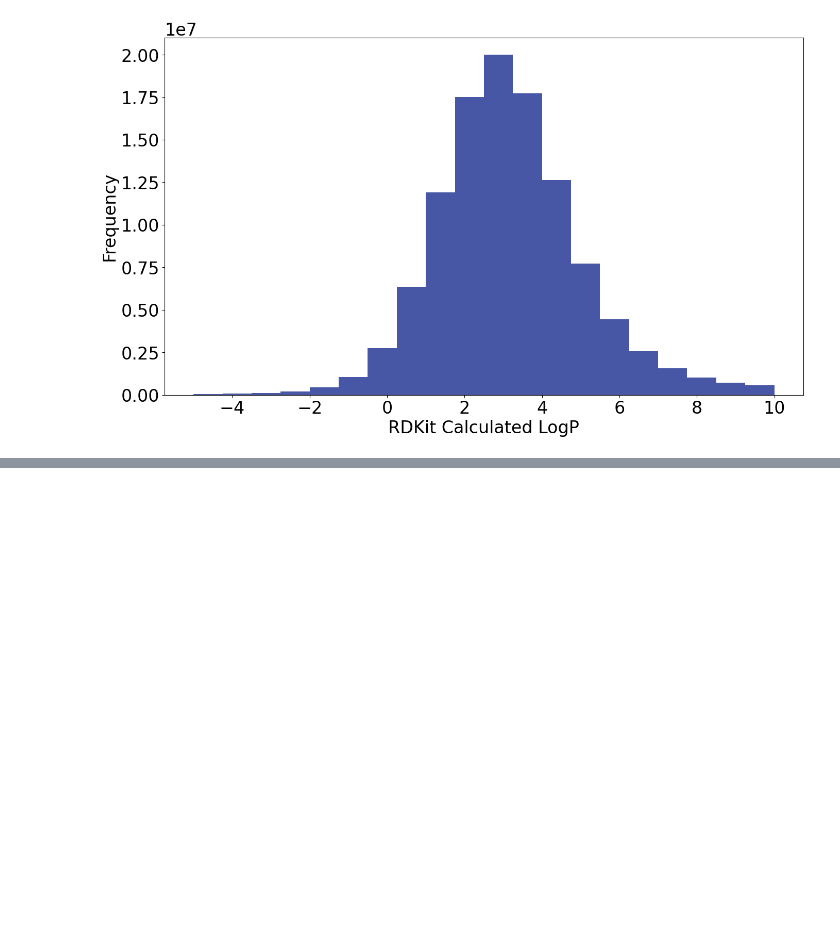
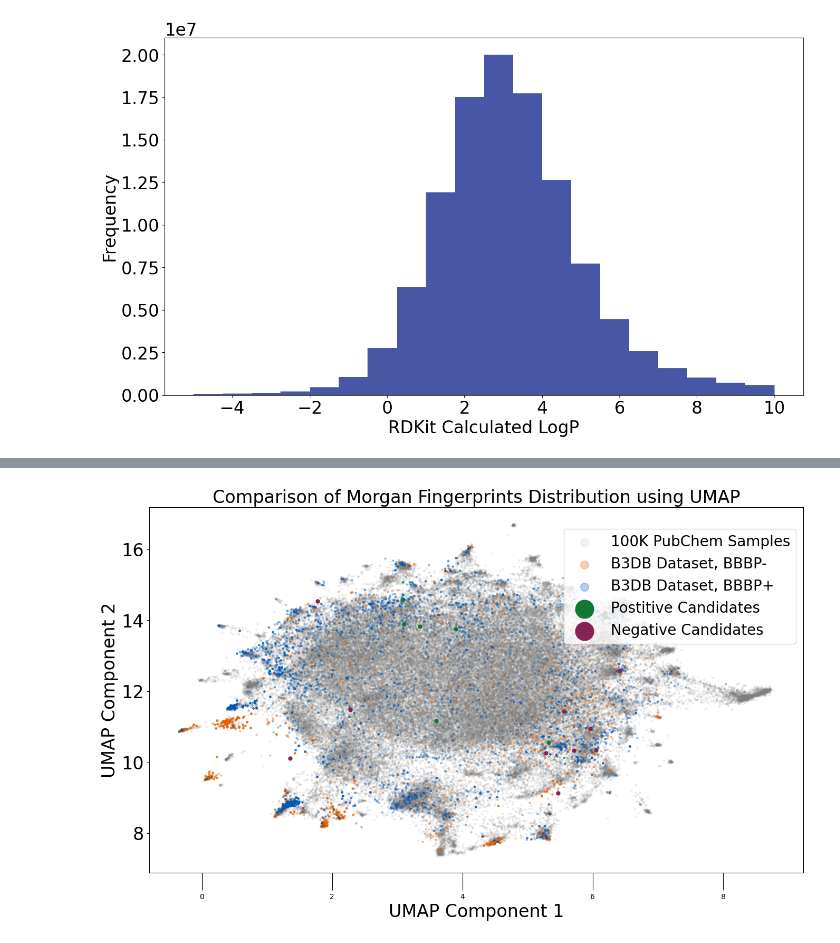
Before and after one commit to HenryJia/BBBP-MD, a Jupyter notebook: ipynb/analyse_pubchem.ipynb, the cells around one changed output, grey strips where cells are left out. Saved outputs shown, nothing was run; the diff lists cells and outputs as text; code cells hidden in the pictures; blank space fills up the shorter version.

```diff
--- a/ipynb/analyse_pubchem.ipynb
+++ b/ipynb/analyse_pubchem.ipynb
@@ -133,0 +205,3 @@ plt.gca().yaxis.get_offset_text().set_size(24)
+# %%
+vocab_data['Morgan'] = vocab_data['Inchi'].map(compute_morgan)
+vocab_data['MACCS'] = vocab_data['Inchi'].map(compute_maccs)
@@ -133,0 +229,17 @@ plt.gca().yaxis.get_offset_text().set_size(24)
+# %%
+# Take a 100k subset from our full PubChem dataset
+pred_df = pred_df.set_index('idx')
+idx = np.random.choice(pred_df.index.compute(), size=100000, replace=False)
+pubchem_umap = np.stack(pred_df['InChIID'][idx].map(compute_morgan, meta=pd.Series(dtype=np.uint8, name='Morgan')).compute(), axis=0)
+
+b3db_umap = np.stack(vocab_data['Morgan'], axis=0)
+pos_umap = np.stack(pos_cand['Morgan'], axis=0)
+neg_umap = np.stack(neg_cand['Morgan'], axis=0)
+
+reducer = umap.UMAP(metric='jaccard', n_neighbors=100, min_dist=0.1, n_components=2, random_state=1209)
+
+pubchem_umap = reducer.fit_transform(pubchem_umap)
+
+b3db_umap = reducer.transform(b3db_umap)
+pos_umap = reducer.transform(pos_umap)
+neg_umap = reducer.transform(neg_umap)
@@ -133,0 +264,25 @@ plt.gca().yaxis.get_offset_text().set_size(24)
+# %%
+fig, ax = plt.subplots(figsize=(16, 9))
+
+ax.scatter(pubchem_umap[:, 0], pubchem_umap[:, 1], s=5, color='gray', label='100K PubChem Samples', alpha=0.1)
+
+ax.scatter(
+    b3db_umap[vocab_data['BBB+/BBB-']=='BBB-', 0,], b3db_umap[vocab_data['BBB+/BBB-']=='BBB-', 1],
+    s=5, color='#E66100', label='B3DB Dataset, BBBP-', alpha=0.3)
+ax.scatter(
+    b3db_umap[vocab_data['BBB+/BBB-']=='BBB+', 0,], b3db_umap[vocab_data['BBB+/BBB-']=='BBB+', 1],
+    s=5, color='#005AB5', label='B3DB Dataset, BBBP+', alpha=0.3)
+
+ax.scatter(pos_umap[:, 0], pos_umap[:, 1], s=25, color='#117733', label='Postitive Candidates')
+ax.scatter(neg_umap[:, 0], neg_umap[:, 1], s=25, color='#882255', label='Negative Candidates')
+
+ax.set_title('Comparison of Morgan Fingerprints Distribution using UMAP', fontsize=24)
+ax.set_xlabel('UMAP Component 1', fontsize=24)
+ax.set_ylabel('UMAP Component 2', fontsize=24)
+ax.tick_params(axis='y', labelsize=24)
+ax.tick_params(axis='x', size=24)
+
+fig.legend(fontsize=20, markerscale=5, loc='upper right', bbox_to_anchor=(0.9, 0.85))
+fig.savefig('umap_morgan.png')
+# %% [output]
+[figure, added]
```
Also changed, not shown: parts of 8 cells of this notebook, 2 other files.
